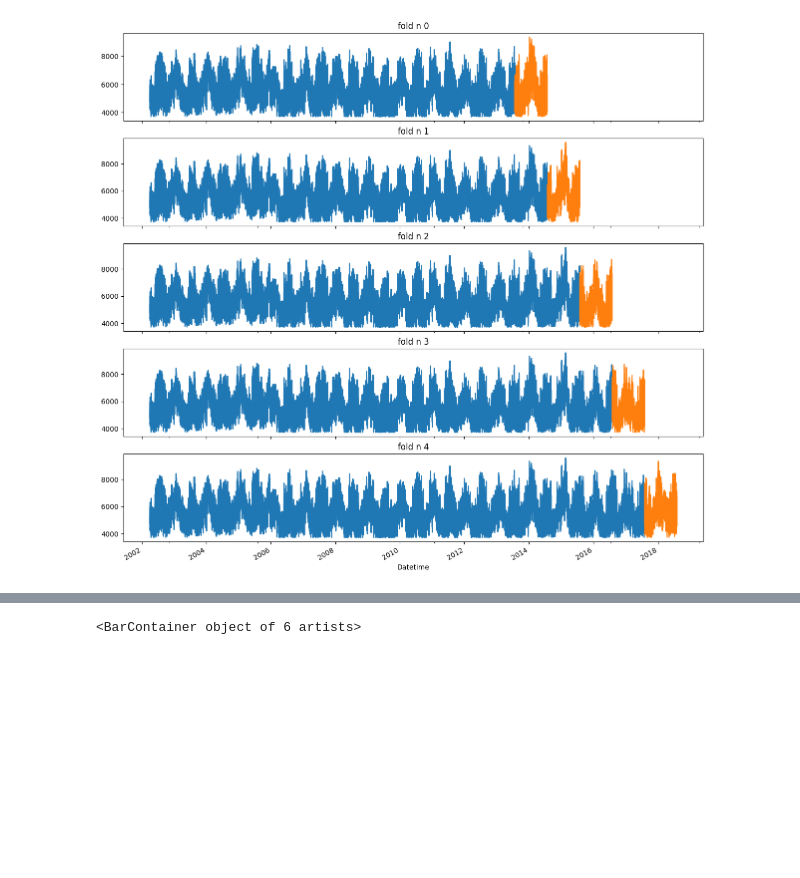
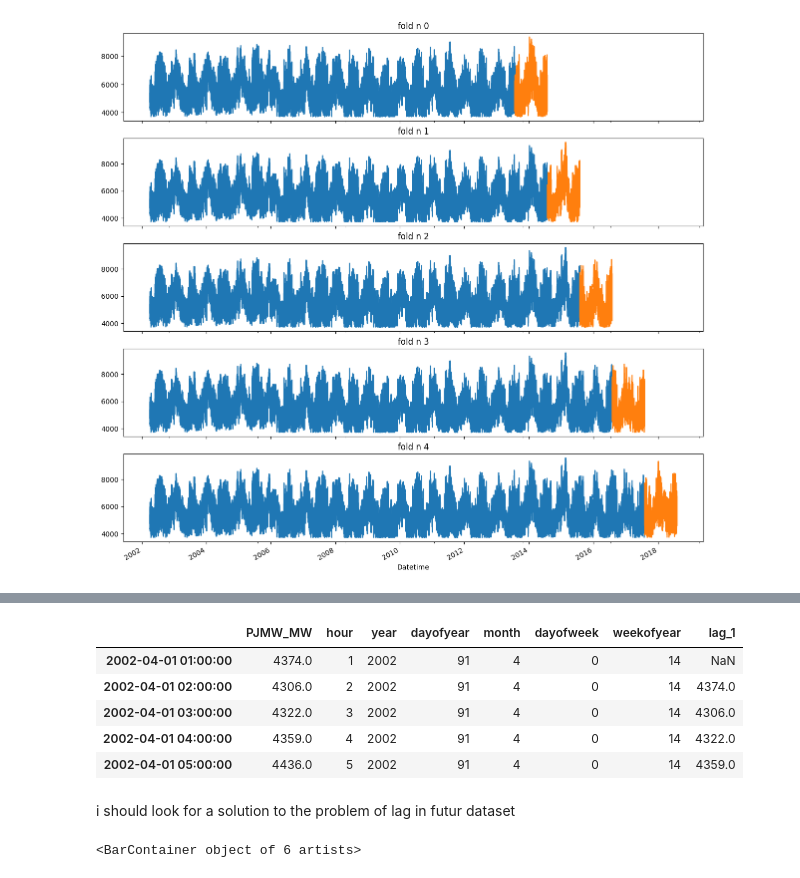
Before and after one commit to zakarya-elmimouni/energy_consumption, a Jupyter notebook: electrical_energy_forcasting1.ipynb, the cells around one changed output, grey strips where cells are left out. Saved outputs shown, nothing was run; the diff lists cells and outputs as text; code cells hidden in the pictures; blank space fills up the shorter version.

```diff
--- a/electrical_energy_forcasting1.ipynb
+++ b/electrical_energy_forcasting1.ipynb
@@ -271,3 +300,14 @@ XGBRegressor(base_score=0.5, booster='gbtree', callbacks=None,
+# %%
+concat_data.head()
+# %% [output]
+|  | PJMW_MW | hour | year | dayofyear | month | dayofweek | weekofyear | lag_1 |
+| 2002-04-01 01:00:00 | 4374.0 | 1 | 2002 | 91 | 4 | 0 | 14 | NaN |
+| 2002-04-01 02:00:00 | 4306.0 | 2 | 2002 | 91 | 4 | 0 | 14 | 4374.0 |
+| 2002-04-01 03:00:00 | 4322.0 | 3 | 2002 | 91 | 4 | 0 | 14 | 4306.0 |
+| 2002-04-01 04:00:00 | 4359.0 | 4 | 2002 | 91 | 4 | 0 | 14 | 4322.0 |
+| 2002-04-01 05:00:00 | 4436.0 | 5 | 2002 | 91 | 4 | 0 | 14 | 4359.0 |
+# %% [markdown]
+i should look for a solution to the problem of lag in futur dataset
 # %%
 feature_importance=reg.feature_importances_
 feature_names=reg.feature_names_in_
```
Also changed, not shown: parts of 21 cells of this notebook.
